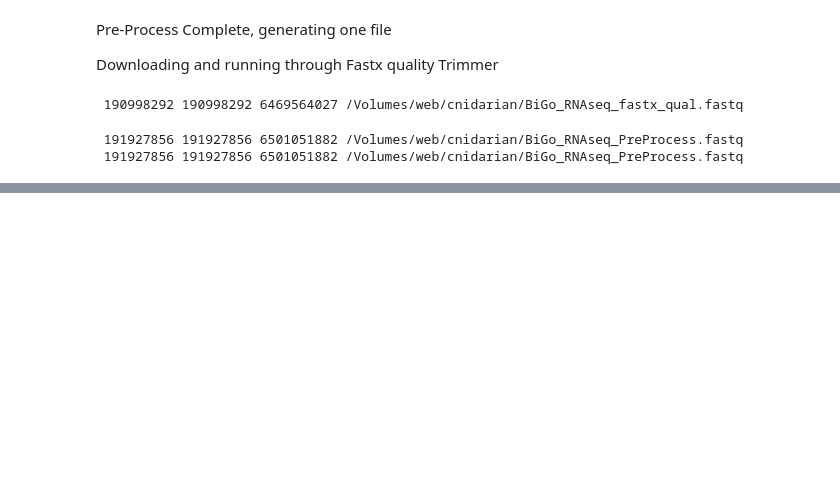
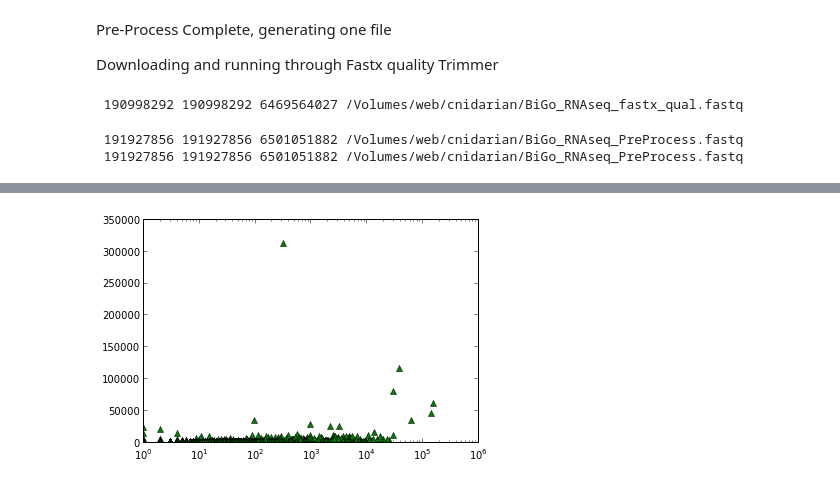
Before and after one commit to sr320/ipython_nb, a Jupyter notebook: BiGo_RNAseq.ipynb, the cells around one changed output, grey strips where cells are left out. Drawn from its saved outputs; the diff is of its cells as text; code cells hidden in the pictures; blank space fills up the shorter version.

```diff
--- a/BiGo_RNAseq.ipynb
+++ b/BiGo_RNAseq.ipynb
@@ -617,0 +729,4 @@ Downloading and running through Fastx quality Trimmer
+# %%
+fig = plt.semilogx(x, y, 'g^')
+# %% [output]
+[figure, added]
```
Also changed, not shown: parts of 22 cells of this notebook, 3 other files.
